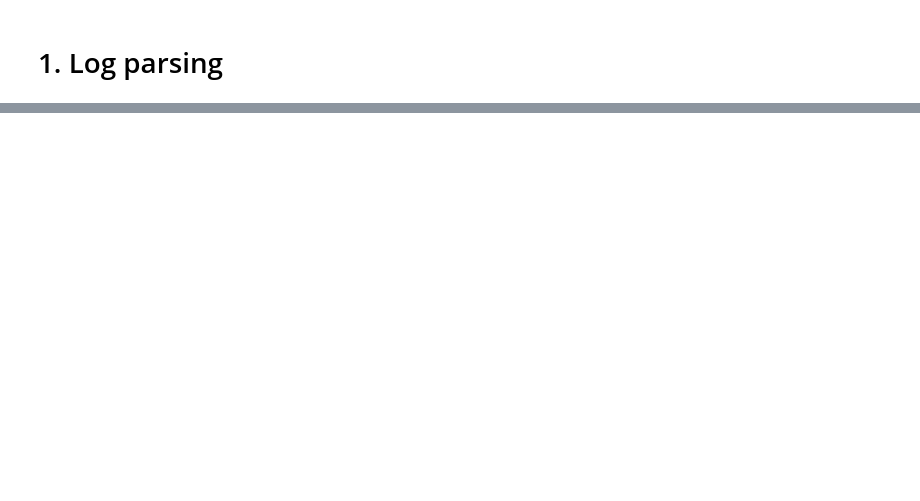
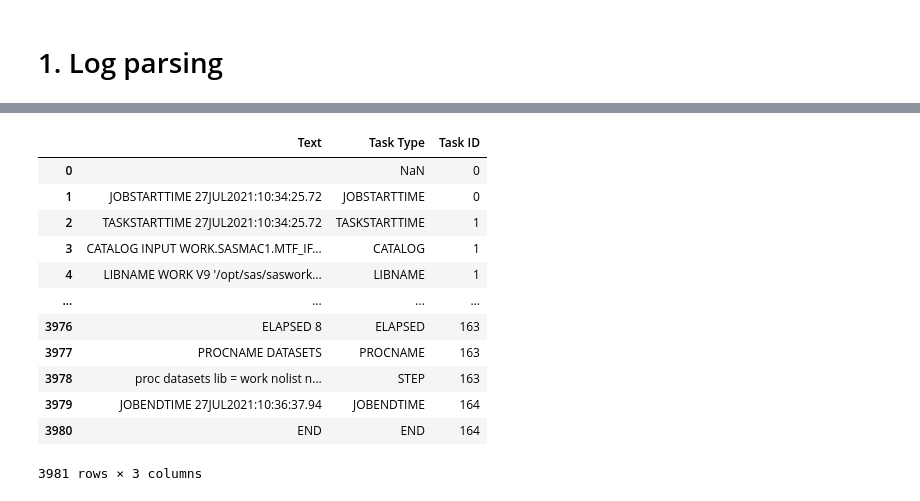
Before and after one commit to olebach/SAS-Log-Parser, a Jupyter notebook: Log parsing.ipynb, the cells around one changed output, grey strips where cells are left out. Saved outputs shown, nothing was run; the diff lists cells and outputs as text; code cells hidden in the pictures; blank space fills up the shorter version.

```diff
--- a/Log parsing.ipynb
+++ b/Log parsing.ipynb
@@ -52,0 +9,50 @@ df_log
+# %%
+#====================================================================================
+# 1.Get columns from text
+def txt_to_df(path):
+
+    # 1.1 Read Data
+    f = open(path, 'r')
+    content = f.read()
+    content_list = content.split('/* JOBSPLIT: ')
+    f.close()
+    df = pd.DataFrame(content_list, columns=['Text'])
+
+    # 1.2. Define Task type
+    df['Task Type'] = df["Text"].str.split().str[0]
+
+    # 1.3 Assign Task ID
+    df = df.reset_index(drop=True)
+    task_list = [0]
+    for index, row in df.iterrows():
+        if (row['Task Type'] == 'TASKSTARTTIME') | (row['Task Type'] == 'JOBENDTIME'):
+            task_list.append(task_list[index] +1)
+        else:
+            task_list.append(task_list[index])
+    df['Task ID'] = task_list[1:]
+
+    # 1.4 Remove unessesary text
+    df['Text'] = df[['Text','Task Type']].apply(lambda x: x[0].replace('STEP SOURCE FOLLOWS */\n','').replace("\n", "<br>") if x[1]=='STEP'
+                                                          else x[0].replace('*/\n',''), axis = 1)
+
+    return df
+
+
+
+
+df_log = txt_to_df(path)
+df_log
+# %% [output]
+|  | Text | Task Type | Task ID |
+| 0 |  | NaN | 0 |
+| 1 | JOBSTARTTIME 27JUL2021:10:34:25.72 | JOBSTARTTIME | 0 |
+| 2 | TASKSTARTTIME 27JUL2021:10:34:25.72 | TASKSTARTTIME | 1 |
+| 3 | CATALOG INPUT WORK.SASMAC1.MTF_IF... | CATALOG | 1 |
+| 4 | LIBNAME WORK V9 '/opt/sas/saswork... | LIBNAME | 1 |
+| ... | ... | ... | ... |
+| 3976 | ELAPSED 8 | ELAPSED | 163 |
+| 3977 | PROCNAME DATASETS | PROCNAME | 163 |
+| 3978 | proc datasets lib = work nolist n... | STEP | 163 |
+| 3979 | JOBENDTIME 27JUL2021:10:36:37.94 | JOBENDTIME | 164 |
+| 3980 | END | END | 164 |
+3981 rows × 3 columns
```
Also changed, not shown: parts of 23 cells of this notebook, 1 other file.
